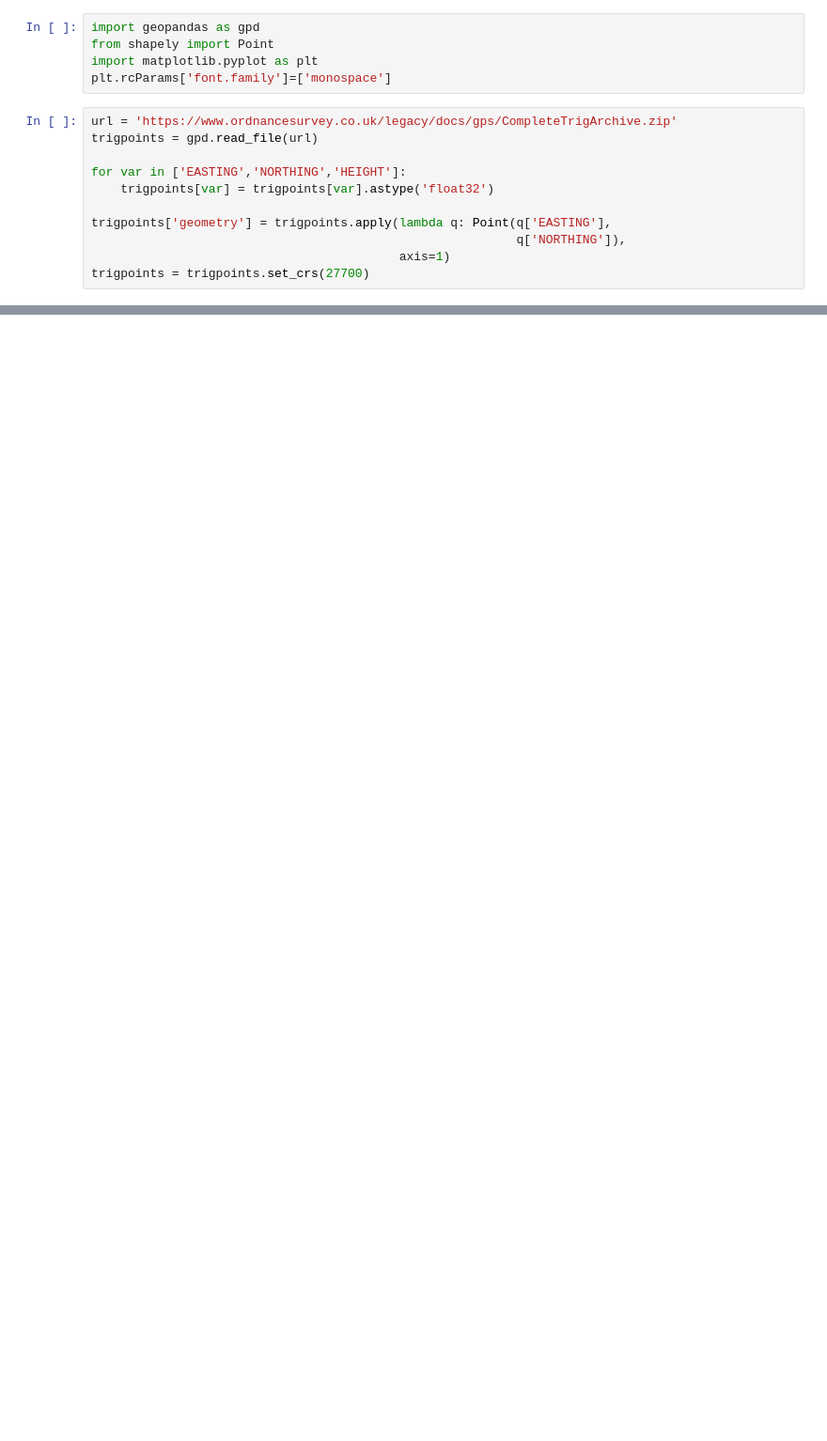
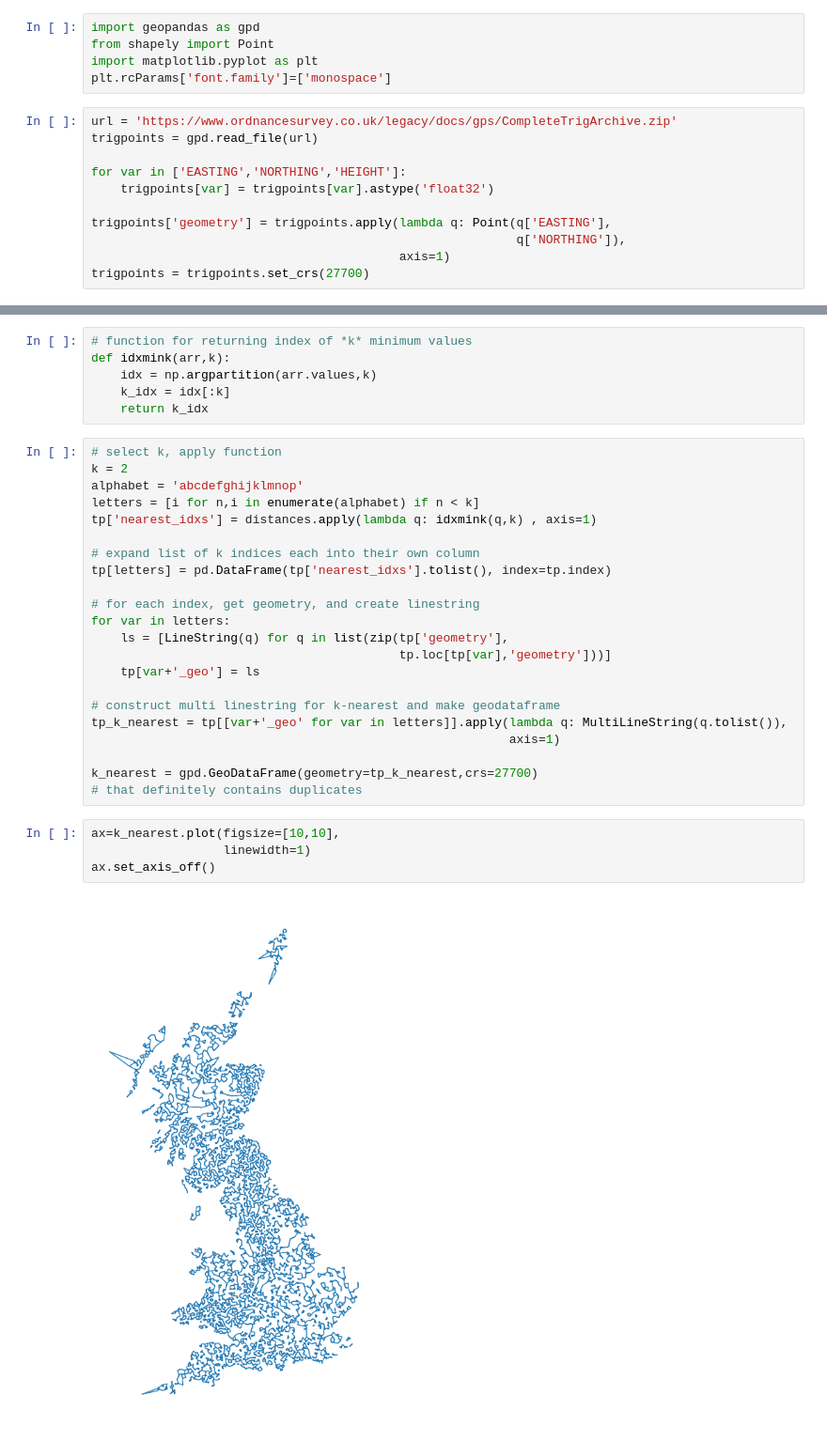
Before and after one commit to tlohde/30DMC, a Jupyter notebook: day1_points/day1.ipynb, the cells around one changed output, grey strips where cells are left out. Shown at 94% size. Cells and saved outputs as stored; diff of their text form; blank space fills up the shorter version.

```diff
--- a/day1_points/day1.ipynb
+++ b/day1_points/day1.ipynb
@@ -40,0 +64,34 @@ fig.savefig('day1.png', bbox_inches='tight')
+# %%
+# function for returning index of *k* minimum values
+def idxmink(arr,k):
+    idx = np.argpartition(arr.values,k)
+    k_idx = idx[:k]
+    return k_idx
+# %%
+# select k, apply function
+k = 2
+alphabet = 'abcdefghijklmnop'
+letters = [i for n,i in enumerate(alphabet) if n < k]
+tp['nearest_idxs'] = distances.apply(lambda q: idxmink(q,k) , axis=1)
+
+# expand list of k indices each into their own column
+tp[letters] = pd.DataFrame(tp['nearest_idxs'].tolist(), index=tp.index)
+
+# for each index, get geometry, and create linestring
+for var in letters:
+    ls = [LineString(q) for q in list(zip(tp['geometry'],
+                                          tp.loc[tp[var],'geometry']))]
+    tp[var+'_geo'] = ls
+
+# construct multi linestring for k-nearest and make geodataframe
+tp_k_nearest = tp[[var+'_geo' for var in letters]].apply(lambda q: MultiLineString(q.tolist()),
+                                                         axis=1)
+
+k_nearest = gpd.GeoDataFrame(geometry=tp_k_nearest,crs=27700)
+# that definitely contains duplicates
+# %%
+ax=k_nearest.plot(figsize=[10,10],
+                  linewidth=1)
+ax.set_axis_off()
+# %% [output]
+[figure, added]
```
Also changed, not shown: parts of 4 cells of this notebook, 3 other files.
